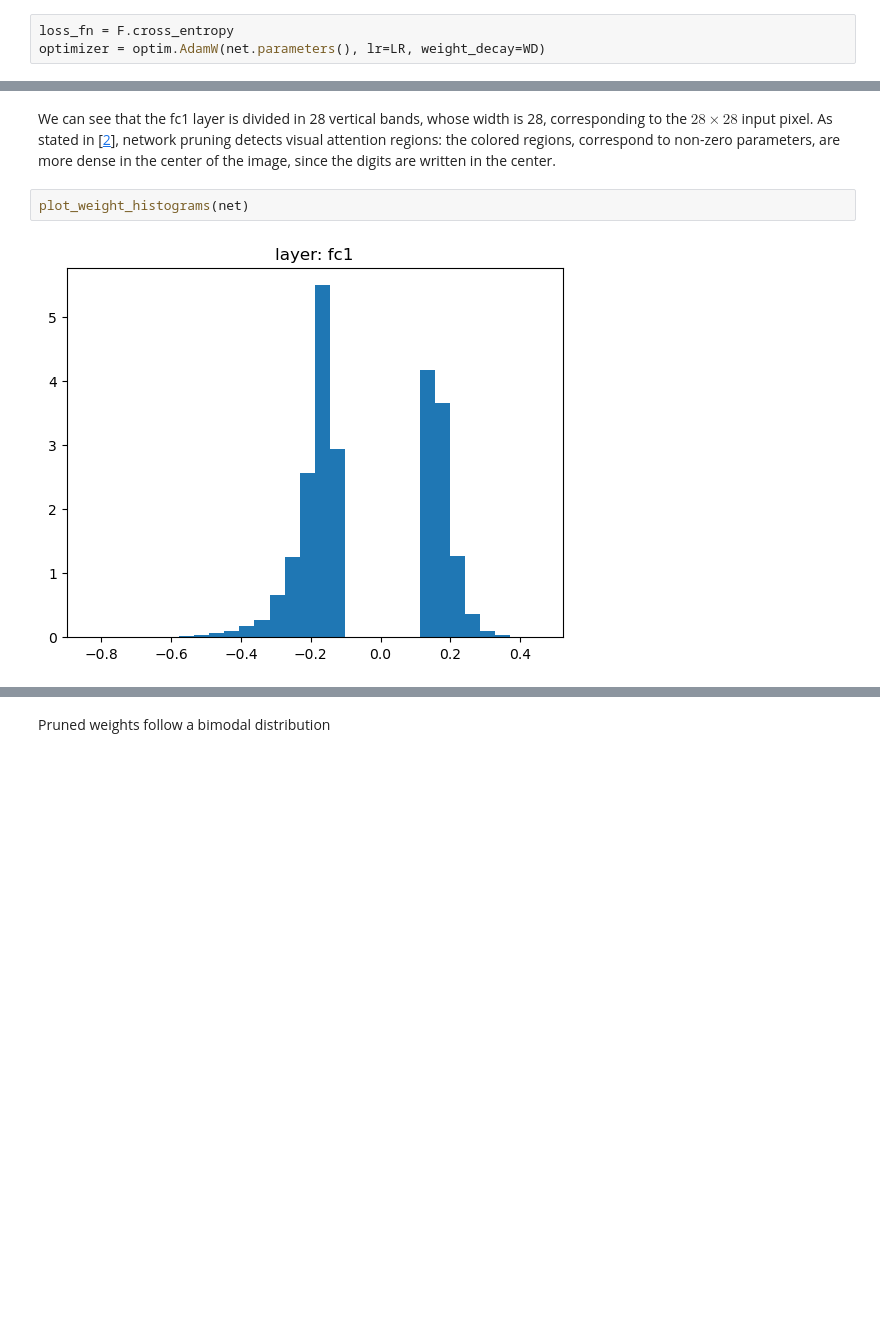
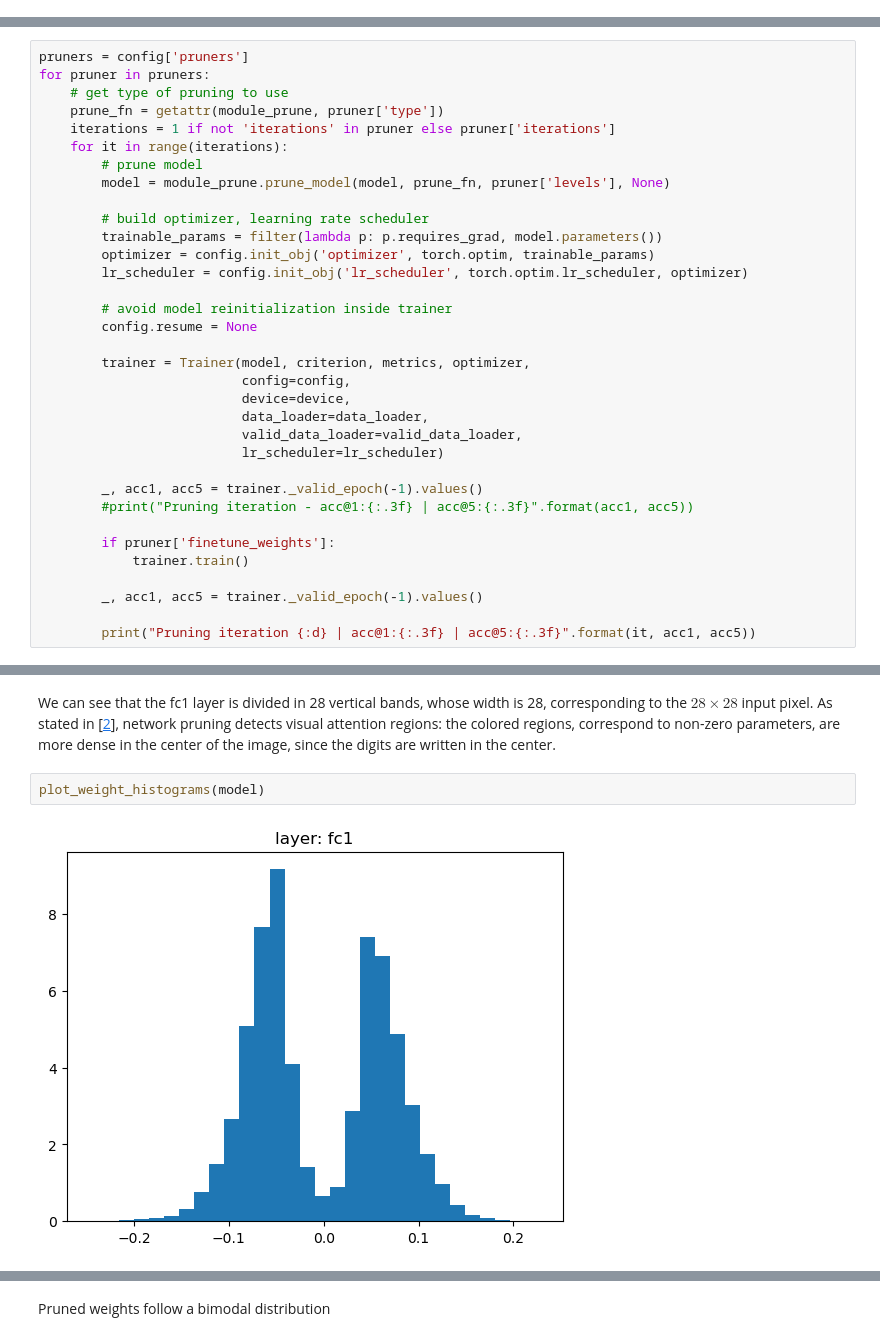
Before and after one commit to ciodar/deep-compression, a Jupyter notebook: notebooks/mnist.ipynb, the cells around one changed output, grey strips where cells are left out. Cells and saved outputs as stored; diff of their text form; blank space fills up the shorter version.

Commit message:
Added threshold pruning and iterative pruning

```diff
--- a/notebooks/mnist.ipynb
+++ b/notebooks/mnist.ipynb
@@ -92,3 +62,0 @@ LeNet300(
-# %%
-loss_fn = F.cross_entropy
-optimizer = optim.AdamW(net.parameters(), lr=LR, weight_decay=WD)
@@ -157,0 +107,34 @@ Total compression factor: 12.2 (8.18% retained weights) | top-1 Accuracy after p
+# %%
+pruners = config['pruners']
+for pruner in pruners:
+    # get type of pruning to use
+    prune_fn = getattr(module_prune, pruner['type'])
+    iterations = 1 if not 'iterations' in pruner else pruner['iterations']
+    for it in range(iterations):
+        # prune model
+        model = module_prune.prune_model(model, prune_fn, pruner['levels'], None)
+
+        # build optimizer, learning rate scheduler
+        trainable_params = filter(lambda p: p.requires_grad, model.parameters())
+        optimizer = config.init_obj('optimizer', torch.optim, trainable_params)
+        lr_scheduler = config.init_obj('lr_scheduler', torch.optim.lr_scheduler, optimizer)
+
+        # avoid model reinitialization inside trainer
+        config.resume = None
+
+        trainer = Trainer(model, criterion, metrics, optimizer,
+                          config=config,
+                          device=device,
+                          data_loader=data_loader,
+                          valid_data_loader=valid_data_loader,
+                          lr_scheduler=lr_scheduler)
+
+        _, acc1, acc5 = trainer._valid_epoch(-1).values()
+        #print("Pruning iteration - acc@1:{:.3f} | acc@5:{:.3f}".format(acc1, acc5))
+
+        if pruner['finetune_weights']:
+            trainer.train()
+
+        _, acc1, acc5 = trainer._valid_epoch(-1).values()
+
+        print("Pruning iteration {:d} | acc@1:{:.3f} | acc@5:{:.3f}".format(it, acc1, acc5))
@@ -159,6 +177,6 @@ Total compression factor: 12.2 (8.18% retained weights) | top-1 Accuracy after p
 We can see that the fc1 layer is divided in 28 vertical bands, whose width is 28, corresponding to the $28 \times 28$ input pixel.
 As stated in [[2](#2)], network pruning detects visual attention regions: the colored regions, correspond to non-zero parameters, are more dense in the center of the image, since the digits are written in the center.
 # %%
-plot_weight_histograms(net)
+plot_weight_histograms(model)
 # %% [output]
-[figure, old version]
+[figure, new version]
```
Also changed, not shown: parts of 33 cells of this notebook, 5 other files.
